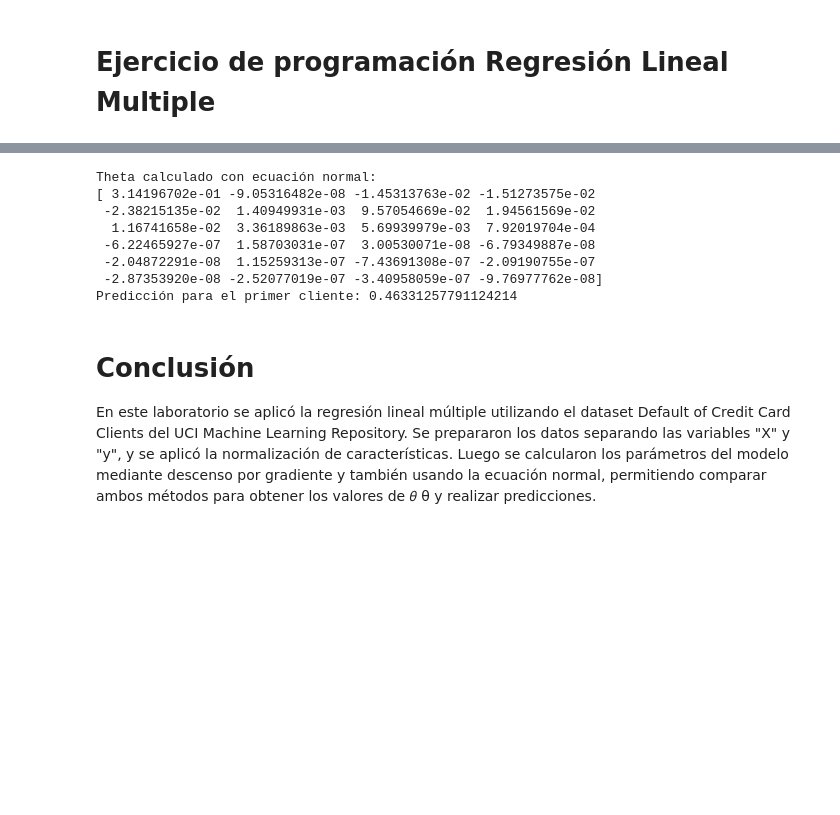
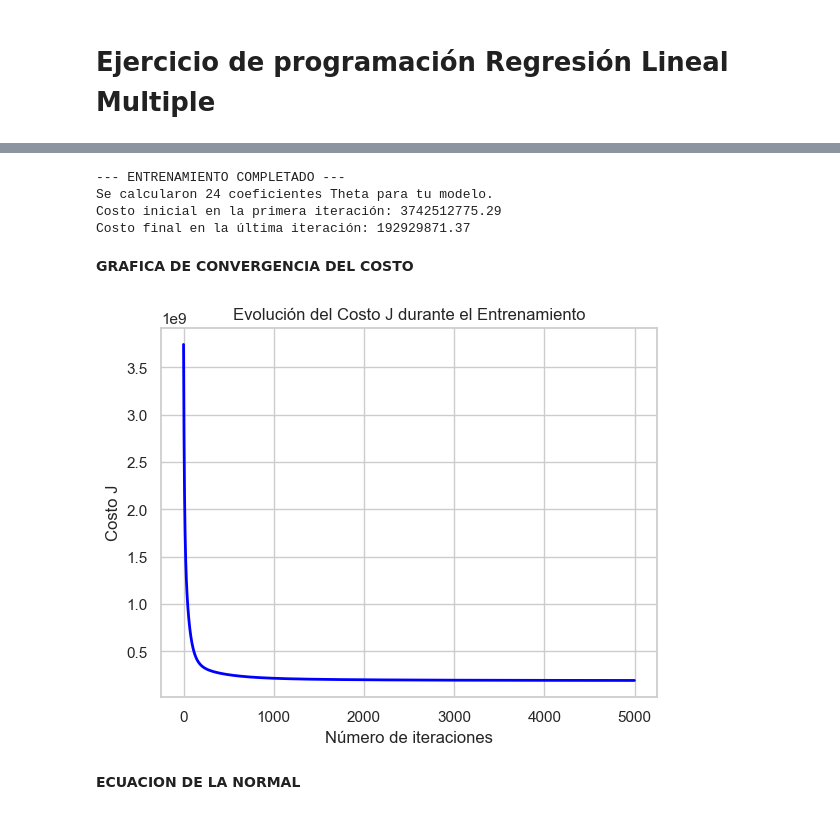
Before and after one commit to Richi-20/IA-Richard-Chavez, a Jupyter notebook: Laboratorios/LAb01/Regresion_Lin_Multiple.ipynb, the cells around one changed output, grey strips where cells are left out. Drawn from its saved outputs; the diff is of its cells as text; code cells hidden in the pictures; blank space fills up the shorter version.

```diff
--- a/Laboratorios/LAb01/Regresion_Lin_Multiple.ipynb
+++ b/Laboratorios/LAb01/Regresion_Lin_Multiple.ipynb
@@ -68,4 +2,0 @@ data = data.drop("ID", axis=1)
-# %%
-X = data.drop("default payment next month", axis=1)
-y = data["default payment next month"]
-m = y.size
@@ -218,0 +141,2 @@ X = np.concatenate([np.ones((m, 1)), X], axis=1)
+# %%
+X_train_norm, mu, sigma = featureNormalize(X_train)
@@ -219,3 +182,41 @@ X = np.concatenate([np.ones((m, 1)), X], axis=1)
+# %%
+alpha = 0.01
+num_iters = 5000
+
+# Inicializamos theta con ceros.
+# ¿Cuántos ceros? Tantos como columnas tenga nuestra matriz X_train_ready (que son 24)
+theta = np.zeros(X_train_ready.shape[1])
+
+# 4. EJECUTAMOS EL ENTRENAMIENTO (Descenso por el Gradiente)
+theta_calculado, J_history = gradientDescentMulti(X_train_ready, y_train, theta, alpha, num_iters)
+
+print("--- ENTRENAMIENTO COMPLETADO ---")
+print(f"Se calcularon {len(theta_calculado)} coeficientes Theta para tu modelo.")
+print(f"Costo inicial en la primera iteración: {J_history[0]:.2f}")
+print(f"Costo final en la última iteración: {J_history[-1]:.2f}")
+# %% [output]
+--- ENTRENAMIENTO COMPLETADO ---
+Se calcularon 24 coeficientes Theta para tu modelo.
+Costo inicial en la primera iteración: 3742512775.29
+Costo final en la última iteración: 192929871.37
+# %% [markdown]
+**GRAFICA DE CONVERGENCIA DEL COSTO**
+# %%
+from matplotlib import pyplot
+
+# Grafica la evolución del costo almacenado en J_history
+pyplot.plot(np.arange(len(J_history)), J_history, lw=2, color='blue')
+pyplot.title('Evolución del Costo J durante el Entrenamiento')
+pyplot.xlabel('Número de iteraciones')
+pyplot.ylabel('Costo J')
+pyplot.grid(True)
+
+# Mostramos la gráfica en el cuadernillo
+pyplot.show()
+# %% [output]
+[figure, added]
+# %% [markdown]
+**ECUACION DE LA NORMAL**
 # %%
 def normalEqn(X, y):
 
@@ -224,33 +225,3 @@ def normalEqn(X, y):
     theta = np.dot(np.dot(np.linalg.inv(np.dot(X.T,X)),X.T),y)
 
     return theta
-# %%
-# Calcular theta con ecuación normal
-theta = normalEqn(X, y)
-
-print("Theta calculado con ecuación normal:")
-print(theta)
-
-# hacer una predicción con un cliente real
-ejemplo = X[0]
-
-pred = np.dot(ejemplo, theta)
-
-print("Predicción para el primer cliente:", pred)
-# %% [output]
-Theta calculado con ecuación normal:
-[ 3.14196702e-01 -9.05316482e-08 -1.45313763e-02 -1.51273575e-02
- -2.38215135e-02  1.40949931e-03  9.57054669e-02  1.94561569e-02
-  1.16741658e-02  3.36189863e-03  5.69939979e-03  7.92019704e-04
- -6.22465927e-07  1.58703031e-07  3.00530071e-08 -6.79349887e-08
- -2.04872291e-08  1.15259313e-07 -7.43691308e-07 -2.09190755e-07
- -2.87353920e-08 -2.52077019e-07 -3.40958059e-07 -9.76977762e-08]
-Predicción para el primer cliente: 0.46331257791124214
-# %% [markdown]
-# **Conclusión**
-
-En este laboratorio se aplicó la regresión lineal múltiple utilizando el dataset Default of Credit Card Clients del UCI Machine Learning Repository. Se prepararon los datos separando las variables
-"X"
-y "y", y se aplicó la normalización de características. Luego se calcularon los parámetros del modelo mediante descenso por gradiente y también usando la ecuación normal, permitiendo comparar ambos métodos para obtener los valores de
-𝜃
-θ y realizar predicciones.
```
Also changed, not shown: parts of 42 cells of this notebook, 1 other file.
